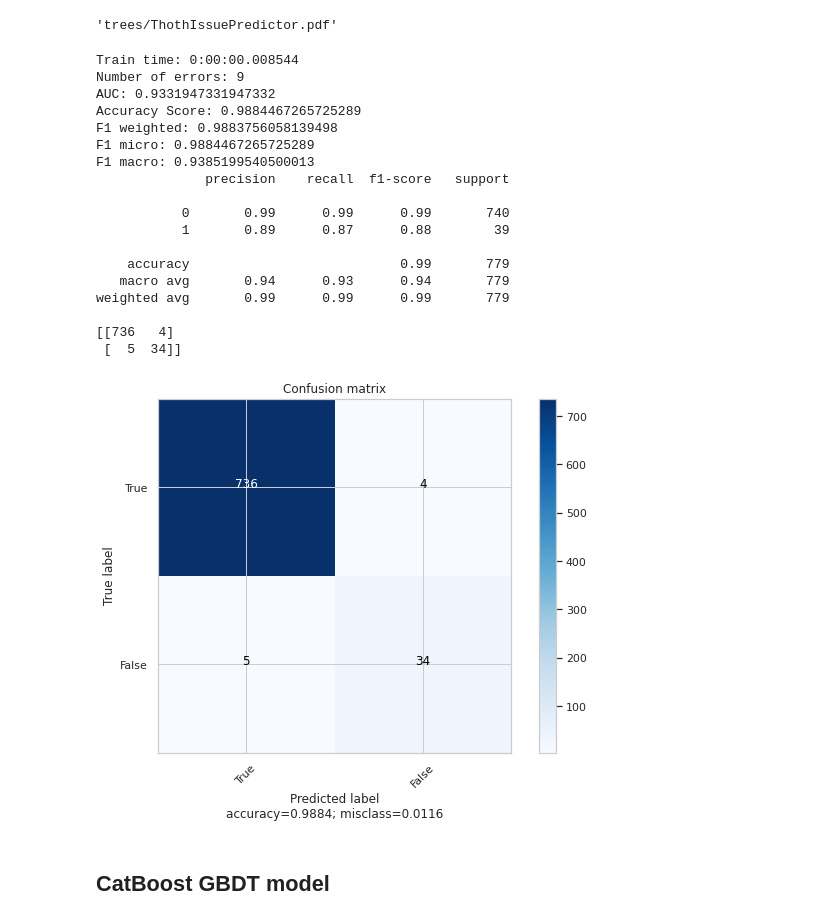
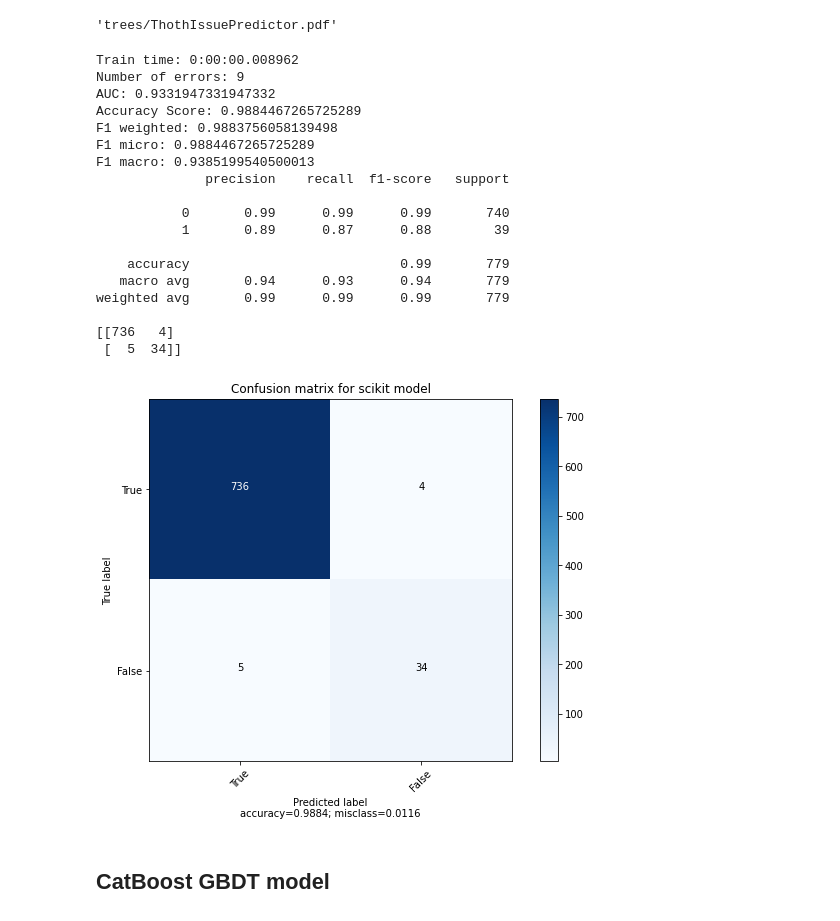
Before and after one commit to TomasJani/thoth-issue-predictor, a Jupyter notebook: thoth_issue_predictor/notebooks/ThothIssuePredictor.ipynb, the cells around one changed output. Drawn from its saved outputs; the diff is of its cells as text; code cells hidden in the pictures.

Commit message:
Refactor model evaluation

```diff
--- a/thoth_issue_predictor/notebooks/ThothIssuePredictor.ipynb
+++ b/thoth_issue_predictor/notebooks/ThothIssuePredictor.ipynb
@@ -150,27 +135,28 @@ graph.render("trees/ThothIssuePredictor", format="pdf")
 # %% [output]
 'trees/ThothIssuePredictor.pdf'
 # %%
-save_and_print_metrics(models_metrics, "scikit", start, end, y_test, pred)
+scikit_evaluation = ModelEvaluation("scikit", end - start, y_test, pred)
+scikit_evaluation.print()
 # %% [output]
-Train time: 0:00:00.008544
+Train time: 0:00:00.008962
 Number of errors: 9
 AUC: 0.9331947331947332
 Accuracy Score: 0.9884467265725289
 F1 weighted: 0.9883756058139498
 F1 micro: 0.9884467265725289
 F1 macro: 0.9385199540500013
               precision    recall  f1-score   support
 
            0       0.99      0.99      0.99       740
            1       0.89      0.87      0.88        39
 
     accuracy                           0.99       779
    macro avg       0.94      0.93      0.94       779
 weighted avg       0.99      0.99      0.99       779
 
 [[736   4]
  [  5  34]]
-[figure, old version]
+[figure, new version]
 # %% [markdown]
 ## CatBoost GBDT model
 # %%
```
Also changed, not shown: parts of 7 cells of this notebook, 12 other files.
